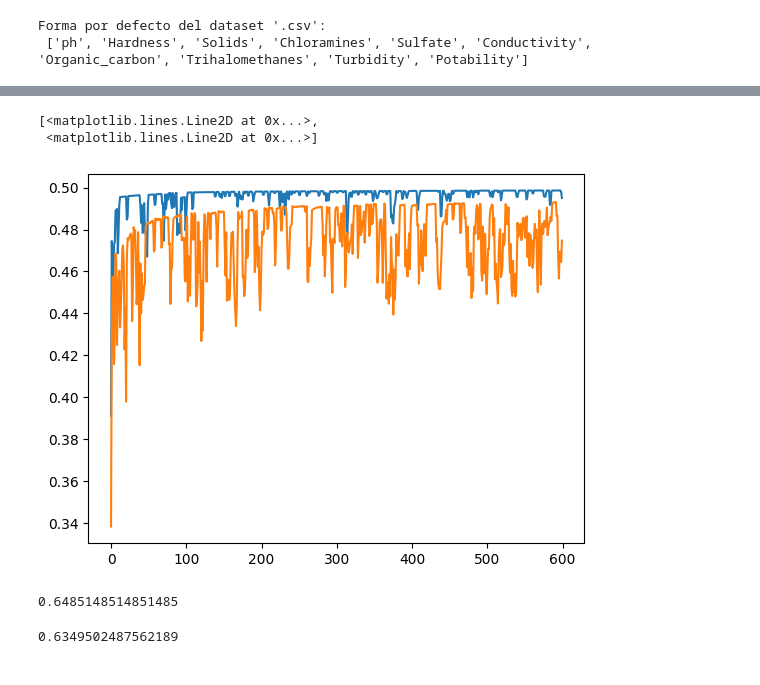
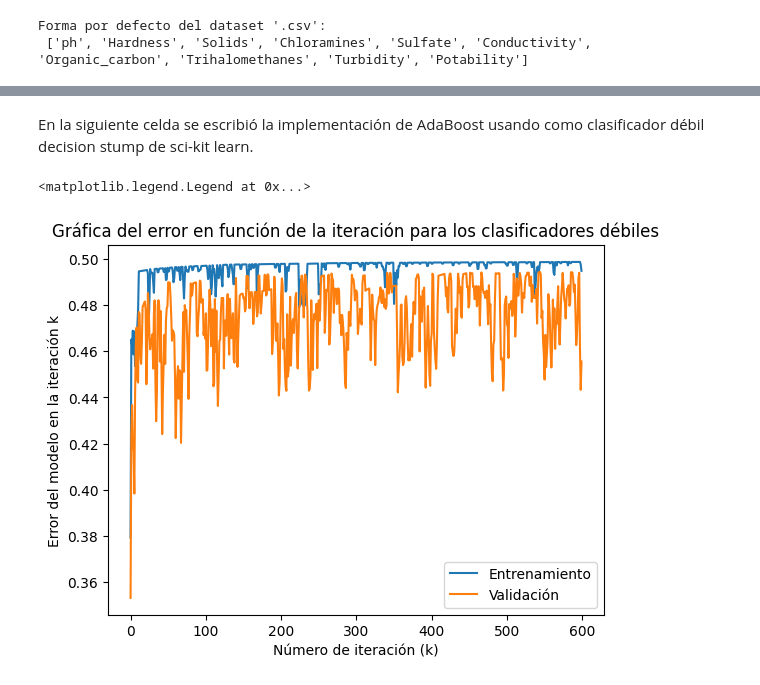
Before and after one commit to jacubillos10/Tarea3_MachineLearning, a Jupyter notebook: punto3st.ipynb, the cells around one changed output, grey strips where cells are left out. Saved outputs shown, nothing was run; the diff lists cells and outputs as text; code cells hidden in the pictures.

Commit message:
Se terminó la parte de código del punto 3, se procederá a escribir el informe

```diff
--- a/punto3st.ipynb
+++ b/punto3st.ipynb
@@ -86,16 +65,58 @@ def AdaBoostear(datos, etiquetas, N_clasificadores):
+# %% [markdown]
+En la siguiente celda se escribió la implementación de AdaBoost usando como clasificador débil decision stump de sci-kit learn.
+# %%
+def AdaBoostear(datos, etiquetas, N_clasificadores):
+    """
+    Esta función entrena un decision stump N_clasificadores veces siguiendo el algoritmo de AdaBoost. Para ello inicia un vector D de pesos iguala 1/N_datos. Luego entrena un decision stump
+    con los datos ponderados de acuerdo a D y predice los datos de acuerdo a ese modelo, lo cual genera un vector de valores entre 0 y 1. Esta vector y el vector de etiquetas se trnasforman
+    en vectores cuyos valores van entre -1 y 1 para que puedas ser multiplicados. COn estos vectores entre -1 y 1 se calculan los valores de los errores, alpha y los D's en la siguiente
+    iteración. AL repetir este proceso N_clasificadores veces se obtienen N_clasificadores alphas y N_clasificadores modelos. Tanto los valores de alpha como los errores y lso modelos son
+    almacenados en el diccionario que esta función devuelve
+    @input datos <pd.DataFrame>: Datos que se usarán para el entrenamiento del modelo.
+    @input etiquetas <np.array>: Etiquetas de cada uno de los datos, las cuales son representadas con el número 0 o el número 1
+    @input N_clasificadores <int>: Número de iteraciones o de clasificadores del cual se compone el modelo final. En el enunciado este número es 600
+    @output lista_modelos <dict>: Diccionario que tiene toda la información necesaaria que se obtiene en cada iteración como los alphas y lso modelos
+    """
+    D = (1/len(datos.index))*np.ones(len(datos.index))
+    lista_modelos = []
+    for k in range(N_clasificadores):
+        modelo = DecisionTreeClassifier(max_depth=1)
+        modelo.fit(datos, etiquetas, sample_weight=D)
+        #estimaciones_modelo es un vector cuyos valores van entre 0 y 1, tal como las etiquetas de y, endonde 0 indica agua no potable y 1 indica agua potable
+        estimaciones_modelo = modelo.predict(datos)
+        #este es un vector que guarda los valores de (y_i)*hk(x_i). Primero transforma los vectores de "y" y de las estimaciones a valores entre -1 y 1, para luego multiplicar cada uno de los valores
+        #generando otro vector entr -1 y 1. Luego transforma es evector en uno que está entre 0 y 1
+        aciertos = 0.5*((2*estimaciones_modelo - 1)*(2*etiquetas - 1) + 1)
+        descaches = 1 - aciertos
+        #Este producto punto en error_k garantiza que solo los D's correspondientes a fallos sean sumados
+        error_k = D.dot(descaches)
+        alpha_k = 0.5*np.log((1-error_k)/error_k)
+        vector_exponenciales = np.exp(-alpha_k*(2*aciertos - 1))
+        z_k = D.dot(vector_exponenciales)
+        D_nuevo = (1/z_k)*(D*vector_exponenciales)
+        lista_modelos.append({'alpha': alpha_k, 'arbol': modelo, 'D': D, 'Error': error_k})
+        D = D_nuevo[:]
+    #fin for
+    return lista_modelos
+#fin función
 # %%
 modelo_adaboost_train = AdaBoostear(X_train3, y_train3, 600)
 modelo_adaboost_validate = AdaBoostear(X_val3, y_val3, 600)
 # %%
 N_puntos = 600
 iteracion = np.linspace(0,N_puntos - 1, N_puntos)
 errores_train = list(map(lambda x: x['Error'], modelo_adaboost_train))[:N_puntos]
 errores_val = list(map(lambda x: x['Error'], modelo_adaboost_validate))[:N_puntos]
 fig1 = plt.figure()
-plt.plot(iteracion, errores_train, iteracion, errores_val)
+ax1 = fig1.add_subplot(111)
+ax1.plot(iteracion, errores_train, label = 'Entrenamiento')
+ax1.plot(iteracion, errores_val, label = 'Validación')
+ax1.set_xlabel('Número de iteración (k)')
+ax1.set_ylabel('Error del modelo en la iteración k')
+ax1.set_title('Gráfica del error en función de la iteración para los clasificadores débiles')
+ax1.legend(loc = 'lower right')
 # %% [output]
-[<matplotlib.lines.Line2D at 0x...>,
- <matplotlib.lines.Line2D at 0x...>]
+<matplotlib.legend.Legend at 0x...>
-[figure, old version]
+[figure, new version]
 # %%
 def Evaluar_Adaboost(datos, lista_dic_adaboost):
@@ -121,8 +153,0 @@ fallo_train = hallar_fallo(y_train3, evaluacion_train)
-# %%
-print(fallo_test)
-# %% [output]
-0.6485148514851485
-# %%
-print(fallo_train)
-# %% [output]
-0.6349502487562189
```
Also changed, not shown: parts of 7 cells of this notebook.
